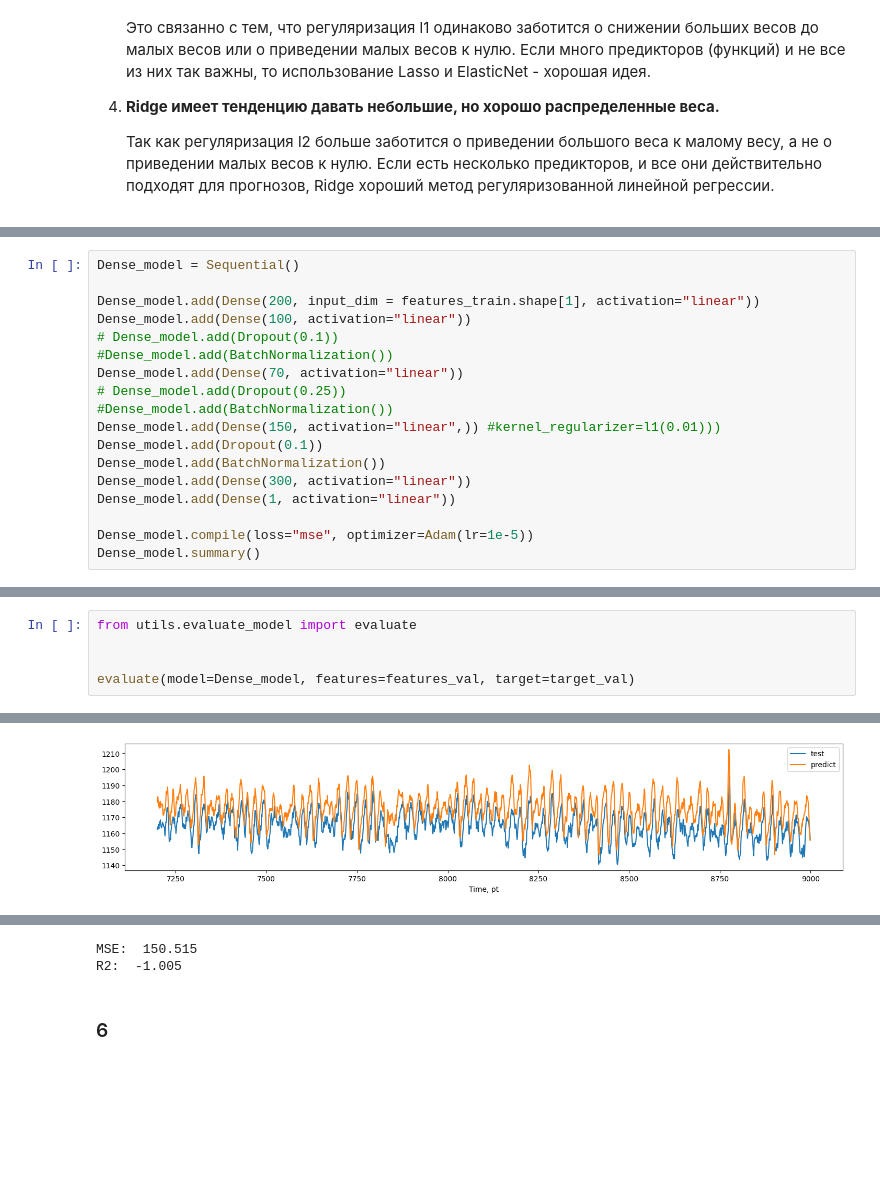
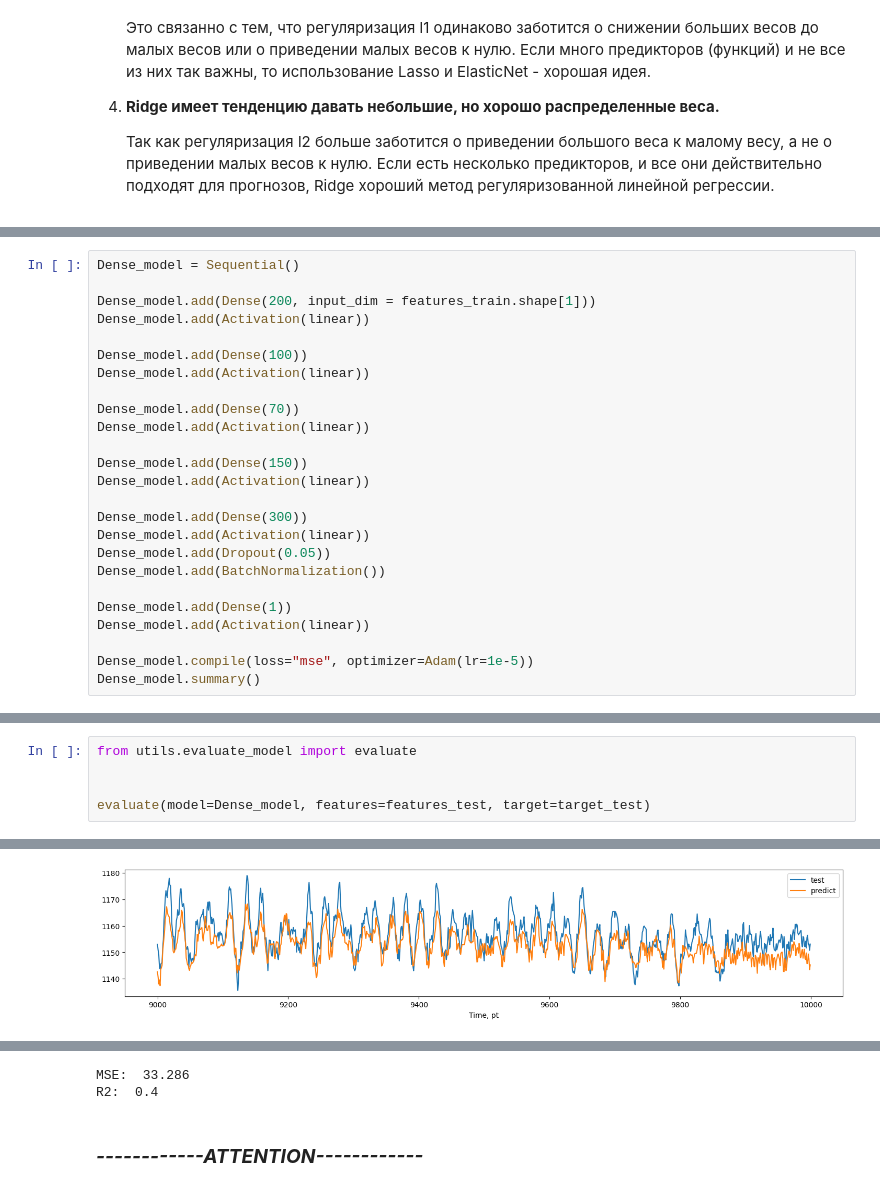
Before and after one commit to nebolsinvasili/ADfromPython, a Jupyter notebook: main.ipynb, the cells around one changed output, grey strips where cells are left out. Cells and saved outputs as stored; diff of their text form; blank space fills up the shorter version.

```diff
--- a/main.ipynb
+++ b/main.ipynb
@@ -758,18 +785,25 @@ R2:  -12.047
 # %%
 Dense_model = Sequential()
 
-Dense_model.add(Dense(200, input_dim = features_train.shape[1], activation="linear"))
-Dense_model.add(Dense(100, activation="linear"))
-# Dense_model.add(Dropout(0.1))
-#Dense_model.add(BatchNormalization())
-Dense_model.add(Dense(70, activation="linear"))
-# Dense_model.add(Dropout(0.25))
-#Dense_model.add(BatchNormalization())
-Dense_model.add(Dense(150, activation="linear",)) #kernel_regularizer=l1(0.01)))
-Dense_model.add(Dropout(0.1))
+Dense_model.add(Dense(200, input_dim = features_train.shape[1]))
+Dense_model.add(Activation(linear))
+
+Dense_model.add(Dense(100))
+Dense_model.add(Activation(linear))
+
+Dense_model.add(Dense(70))
+Dense_model.add(Activation(linear))
+
+Dense_model.add(Dense(150))
+Dense_model.add(Activation(linear))
+
+Dense_model.add(Dense(300))
+Dense_model.add(Activation(linear))
+Dense_model.add(Dropout(0.05))
 Dense_model.add(BatchNormalization())
-Dense_model.add(Dense(300, activation="linear"))
-Dense_model.add(Dense(1, activation="linear"))
+
+Dense_model.add(Dense(1))
+Dense_model.add(Activation(linear))
 
 Dense_model.compile(loss="mse", optimizer=Adam(lr=1e-5))
 Dense_model.summary()
@@ -831,5 +865,5 @@ Epoch 20/20
 from utils.evaluate_model import evaluate
 
 
-evaluate(model=Dense_model, features=features_val, target=target_val)
+evaluate(model=Dense_model, features=features_test, target=target_test)
 # %% [output]
@@ -837 +871 @@ evaluate(model=Dense_model, features=features_val, target=target_val)
-[figure, old version]
+[figure, new version]
@@ -839,4 +873,4 @@ evaluate(model=Dense_model, features=features_val, target=target_val)
-MSE:  150.515
-R2:  -1.005
+MSE:  33.286
+R2:  0.4
 # %% [markdown]
-### 6
+### ***------------ATTENTION------------***
```
Also changed, not shown: parts of 57 cells of this notebook.
